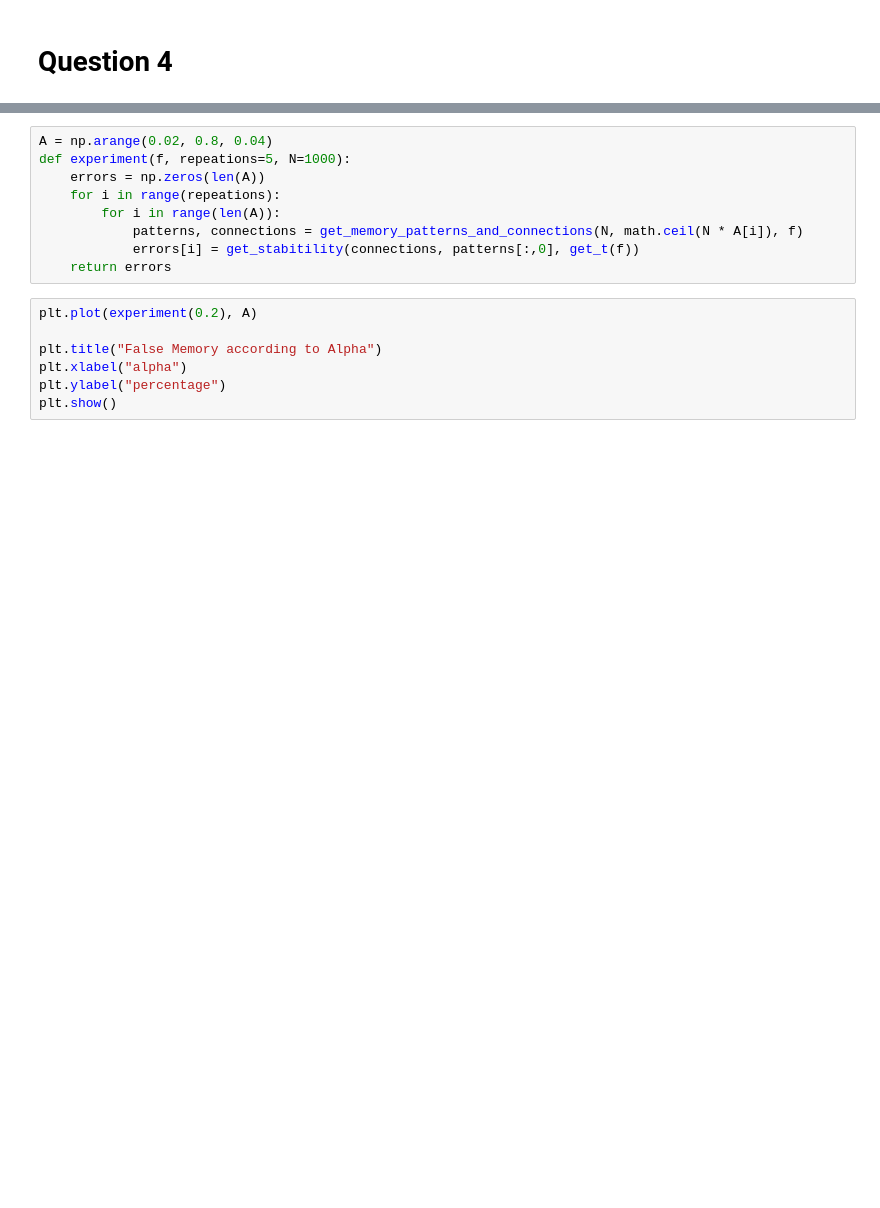
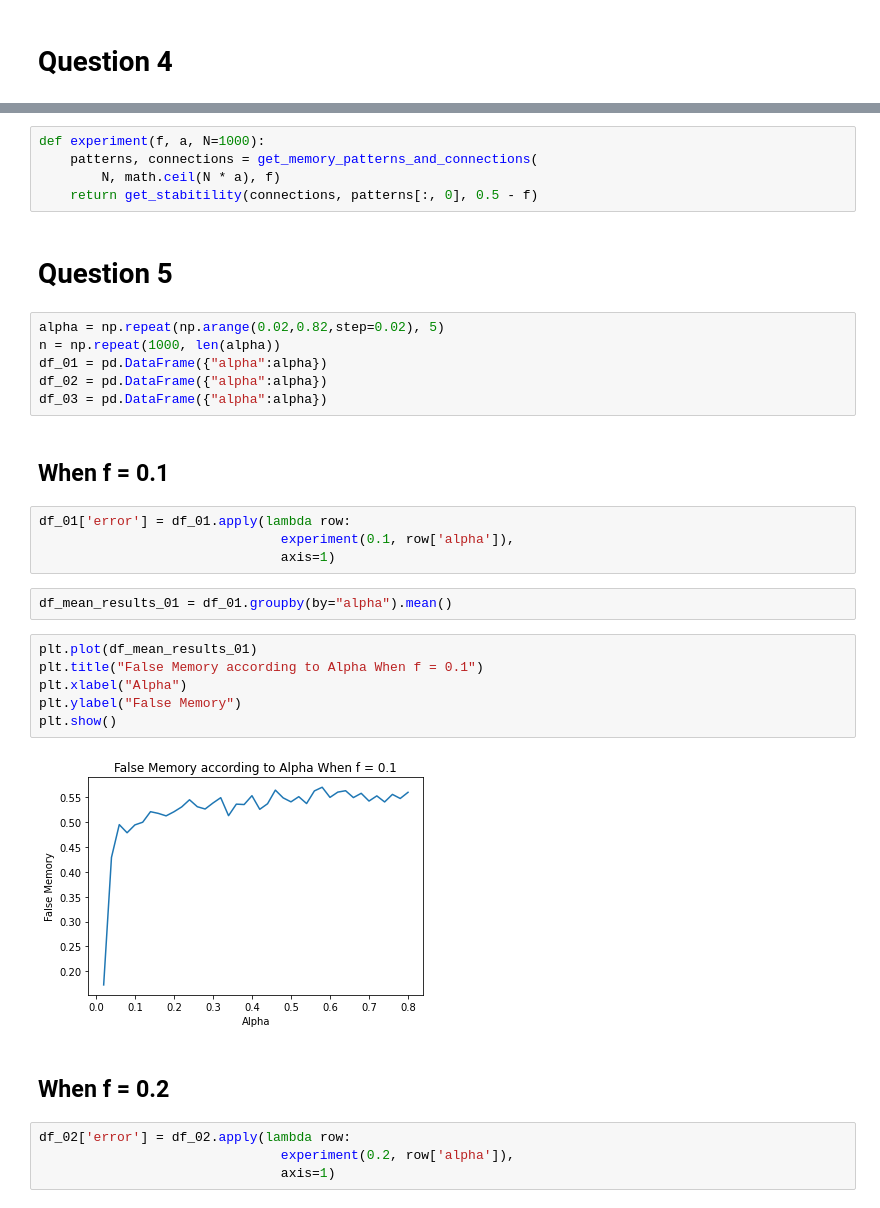
Before and after one commit to nadavWeisler/ComputationAndCognition, a Jupyter notebook: ex2/main.ipynb, the cells around one changed output, grey strips where cells are left out. Drawn from its saved outputs; the diff is of its cells as text; blank space fills up the shorter version.

```diff
--- a/ex2/main.ipynb
+++ b/ex2/main.ipynb
@@ -83,16 +43,35 @@ def get_a(N, P):
 # %%
-A = np.arange(0.02, 0.8, 0.04)
-def experiment(f, repeations=5, N=1000):
-    errors = np.zeros(len(A))
-    for i in range(repeations):
-        for i in range(len(A)):
-            patterns, connections = get_memory_patterns_and_connections(N, math.ceil(N * A[i]), f)
-            errors[i] = get_stabitility(connections, patterns[:,0], get_t(f))
-    return errors
+def experiment(f, a, N=1000):
+    patterns, connections = get_memory_patterns_and_connections(
+        N, math.ceil(N * a), f)
+    return get_stabitility(connections, patterns[:, 0], 0.5 - f)
+# %% [markdown]
+# Question 5
+# %%
+alpha = np.repeat(np.arange(0.02,0.82,step=0.02), 5)
+n = np.repeat(1000, len(alpha))
+df_01 = pd.DataFrame({"alpha":alpha})
+df_02 = pd.DataFrame({"alpha":alpha})
+df_03 = pd.DataFrame({"alpha":alpha})
+# %% [markdown]
+## When f = 0.1
+# %%
+df_01['error'] = df_01.apply(lambda row:
+                               experiment(0.1, row['alpha']),
+                               axis=1)
+# %%
+df_mean_results_01 = df_01.groupby(by="alpha").mean()
 # %%
-plt.plot(experiment(0.2), A)
-
-plt.title("False Memory according to Alpha")
-plt.xlabel("alpha")
-plt.ylabel("percentage")
+plt.plot(df_mean_results_01)
+plt.title("False Memory according to Alpha When f = 0.1")
+plt.xlabel("Alpha")
+plt.ylabel("False Memory")
 plt.show()
+# %% [output]
+[figure, added]
+# %% [markdown]
+## When f = 0.2
+# %%
+df_02['error'] = df_02.apply(lambda row:
+                               experiment(0.2, row['alpha']),
+                               axis=1)
```
Also changed, not shown: parts of 11 cells of this notebook.
